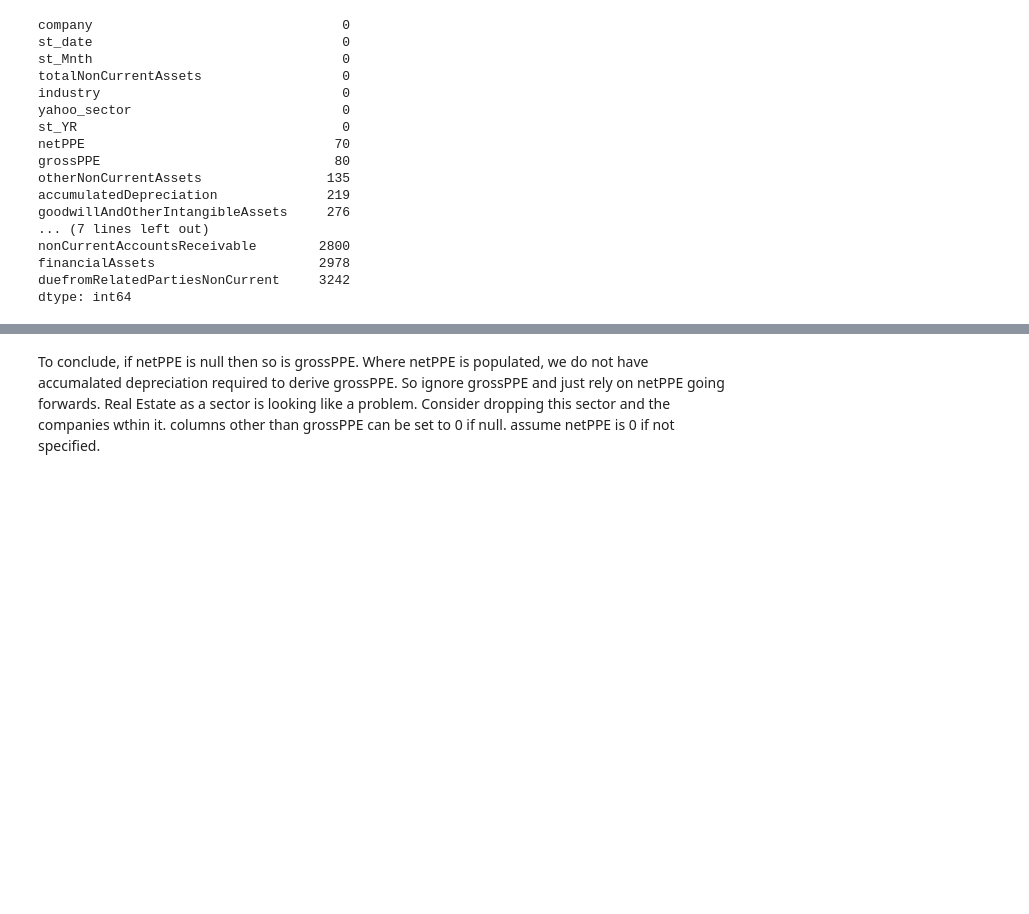
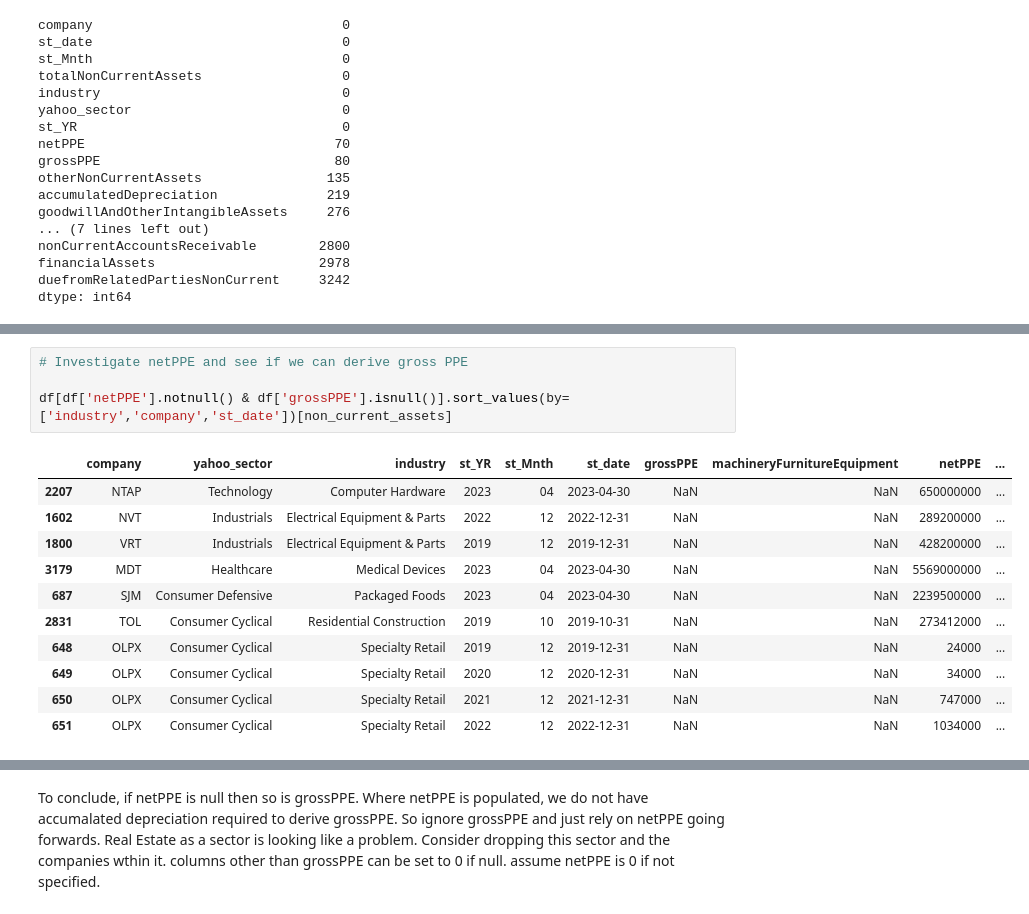
Before and after one commit to priyeshp123/MD3, a Jupyter notebook: notebook/Yahoo/Stage3_Yahoo_Extract_Balance_Sheet.ipynb, the cells around one changed output, grey strips where cells are left out. Cells and saved outputs as stored; diff of their text form; blank space fills up the shorter version.

```diff
--- a/notebook/Yahoo/Stage3_Yahoo_Extract_Balance_Sheet.ipynb
+++ b/notebook/Yahoo/Stage3_Yahoo_Extract_Balance_Sheet.ipynb
@@ -617,4 +619,20 @@ df[df['grossPPE'].isnull()].sort_values(by=['industry','company','st_date'])[non
 | 651 | OLPX | Consumer Cyclical | Specialty Retail | 2022 | 12 | 2022-12-31 | NaN | NaN | 1034000 | ... |
 | 373 | LBRDA | Communication Services | Telecom Services | 2019 | 12 | 2019-12-31 | NaN | NaN | NaN | ... |
 | 377 | LBRDK | Communication Services | Telecom Services | 2019 | 12 | 2019-12-31 | NaN | NaN | NaN | ... |
+# %%
+# Investigate netPPE and see if we can derive gross PPE
+
+df[df['netPPE'].notnull() & df['grossPPE'].isnull()].sort_values(by=['industry','company','st_date'])[non_current_assets]
+# %% [output]
+|  | company | yahoo_sector | industry | st_YR | st_Mnth | st_date | grossPPE | machineryFurnitureEquipment | netPPE | ... |
+| 2207 | NTAP | Technology | Computer Hardware | 2023 | 04 | 2023-04-30 | NaN | NaN | 650000000 | ... |
+| 1602 | NVT | Industrials | Electrical Equipment & Parts | 2022 | 12 | 2022-12-31 | NaN | NaN | 289200000 | ... |
+| 1800 | VRT | Industrials | Electrical Equipment & Parts | 2019 | 12 | 2019-12-31 | NaN | NaN | 428200000 | ... |
+| 3179 | MDT | Healthcare | Medical Devices | 2023 | 04 | 2023-04-30 | NaN | NaN | 5569000000 | ... |
+| 687 | SJM | Consumer Defensive | Packaged Foods | 2023 | 04 | 2023-04-30 | NaN | NaN | 2239500000 | ... |
+| 2831 | TOL | Consumer Cyclical | Residential Construction | 2019 | 10 | 2019-10-31 | NaN | NaN | 273412000 | ... |
+| 648 | OLPX | Consumer Cyclical | Specialty Retail | 2019 | 12 | 2019-12-31 | NaN | NaN | 24000 | ... |
+| 649 | OLPX | Consumer Cyclical | Specialty Retail | 2020 | 12 | 2020-12-31 | NaN | NaN | 34000 | ... |
+| 650 | OLPX | Consumer Cyclical | Specialty Retail | 2021 | 12 | 2021-12-31 | NaN | NaN | 747000 | ... |
+| 651 | OLPX | Consumer Cyclical | Specialty Retail | 2022 | 12 | 2022-12-31 | NaN | NaN | 1034000 | ... |
 # %%
```
Also changed, not shown: parts of 37 cells of this notebook, 11 other files.
